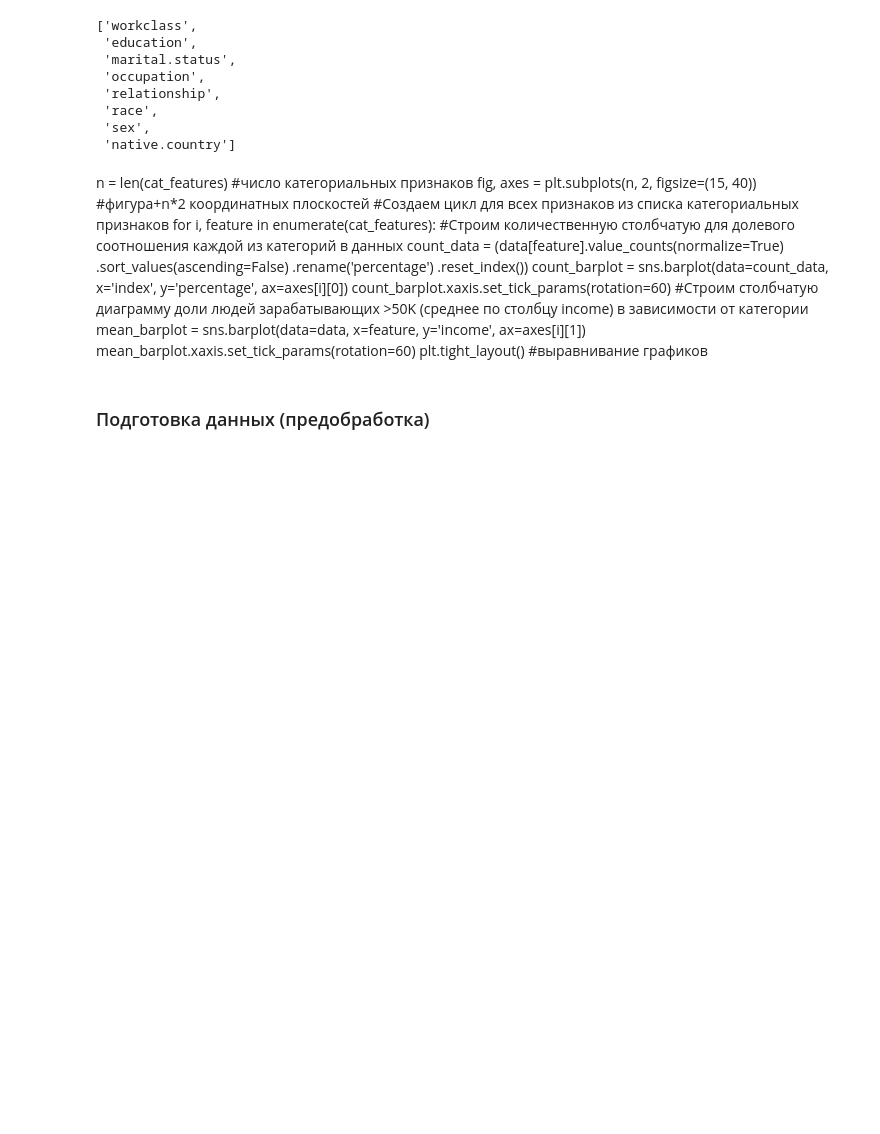
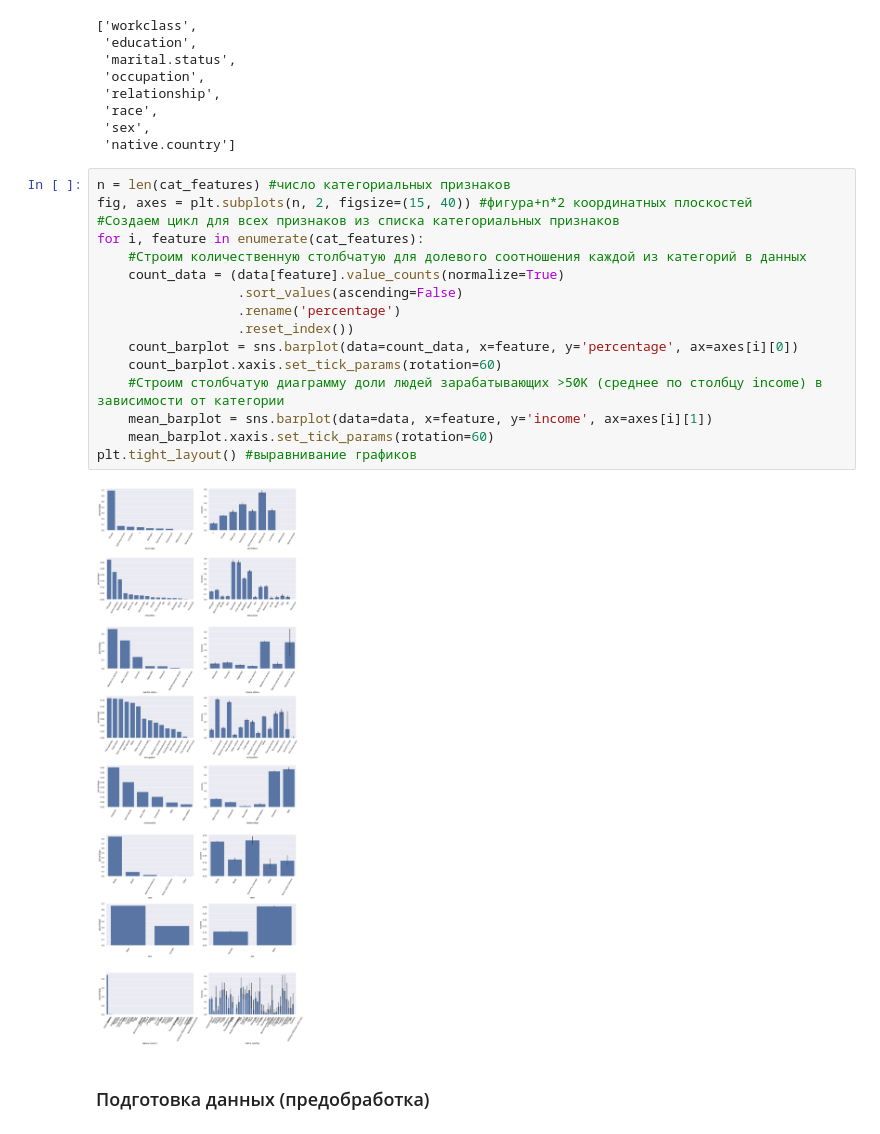
Before and after one commit to Ildar-Shamaev/ML, a Jupyter notebook: ML_7_Optimization_of_hyperparameters/Optimization_of_hyperparameters.ipynb, the cells around one changed output. Cells and saved outputs as stored; diff of their text form; blank space fills up the shorter version.

```diff
--- a/ML_7_Optimization_of_hyperparameters/Optimization_of_hyperparameters.ipynb
+++ b/ML_7_Optimization_of_hyperparameters/Optimization_of_hyperparameters.ipynb
@@ -118,22 +118,24 @@ cat_features
  'race',
  'sex',
  'native.country']
-# %% [markdown]
-n = len(cat_features) #число категориальных признаков
-fig, axes = plt.subplots(n, 2, figsize=(15, 40)) #фигура+n*2 координатных плоскостей
-#Создаем цикл для всех признаков из списка категориальных признаков
-for i, feature in enumerate(cat_features):
-    #Строим количественную столбчатую для долевого соотношения каждой из категорий в данных
-    count_data = (data[feature].value_counts(normalize=True)
-                  .sort_values(ascending=False)
-                  .rename('percentage')
-                  .reset_index())
-    count_barplot = sns.barplot(data=count_data, x='index', y='percentage', ax=axes[i][0])
-    count_barplot.xaxis.set_tick_params(rotation=60)
-    #Строим столбчатую диаграмму доли людей зарабатывающих >50K (среднее по столбцу income) в зависимости от категории
-    mean_barplot = sns.barplot(data=data, x=feature, y='income', ax=axes[i][1])
-    mean_barplot.xaxis.set_tick_params(rotation=60)
-plt.tight_layout() #выравнивание графиков
+# %%
+n = len(cat_features) #число категориальных признаков
+fig, axes = plt.subplots(n, 2, figsize=(15, 40)) #фигура+n*2 координатных плоскостей
+#Создаем цикл для всех признаков из списка категориальных признаков
+for i, feature in enumerate(cat_features):
+    #Строим количественную столбчатую для долевого соотношения каждой из категорий в данных
+    count_data = (data[feature].value_counts(normalize=True)
+                  .sort_values(ascending=False)
+                  .rename('percentage')
+                  .reset_index())
+    count_barplot = sns.barplot(data=count_data, x=feature, y='percentage', ax=axes[i][0])
+    count_barplot.xaxis.set_tick_params(rotation=60)
+    #Строим столбчатую диаграмму доли людей зарабатывающих >50K (среднее по столбцу income) в зависимости от категории
+    mean_barplot = sns.barplot(data=data, x=feature, y='income', ax=axes[i][1])
+    mean_barplot.xaxis.set_tick_params(rotation=60)
+plt.tight_layout() #выравнивание графиков
+# %% [output]
+[figure, added]
 # %% [markdown]
 ### Подготовка данных (предобработка)
 # %% [markdown]
```
Also changed, not shown: 8 other files.
